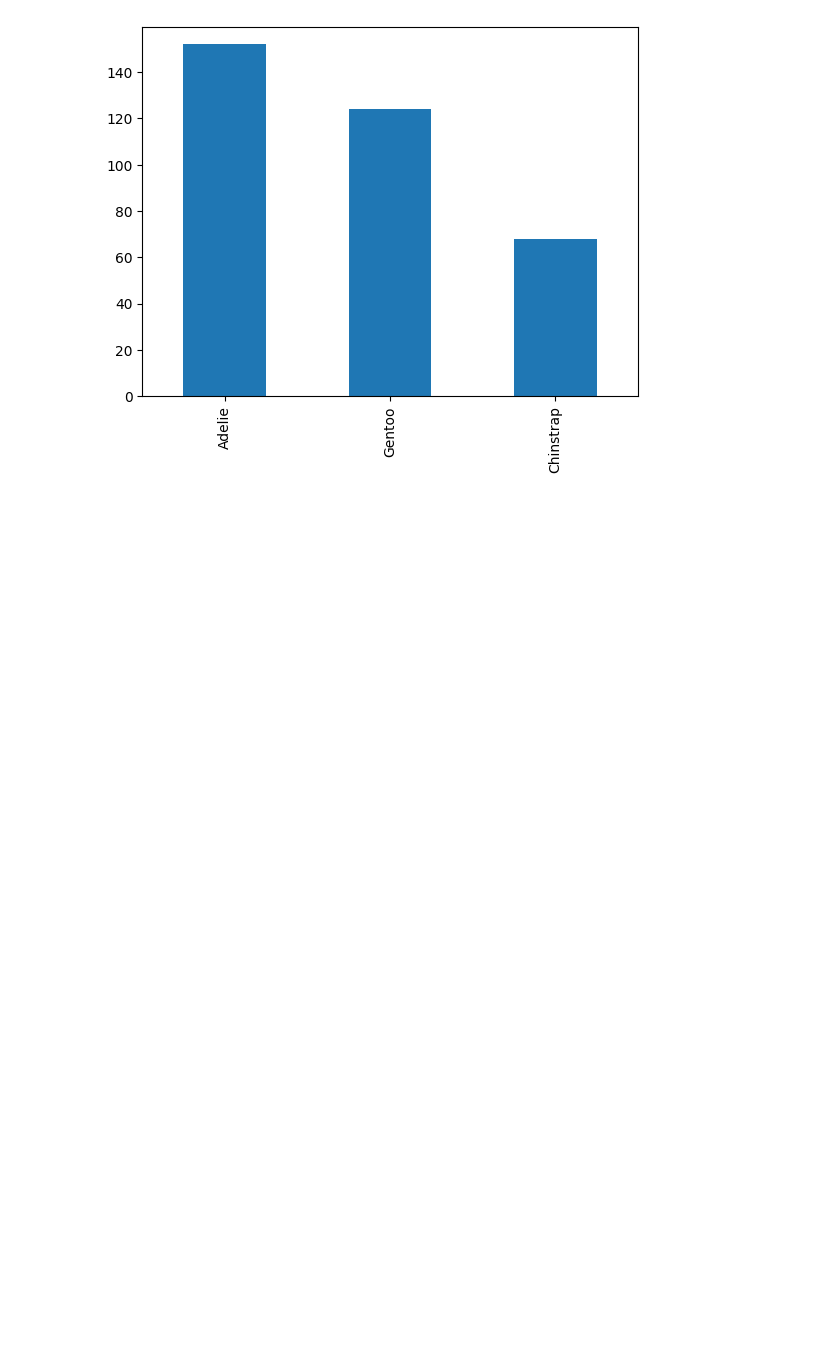
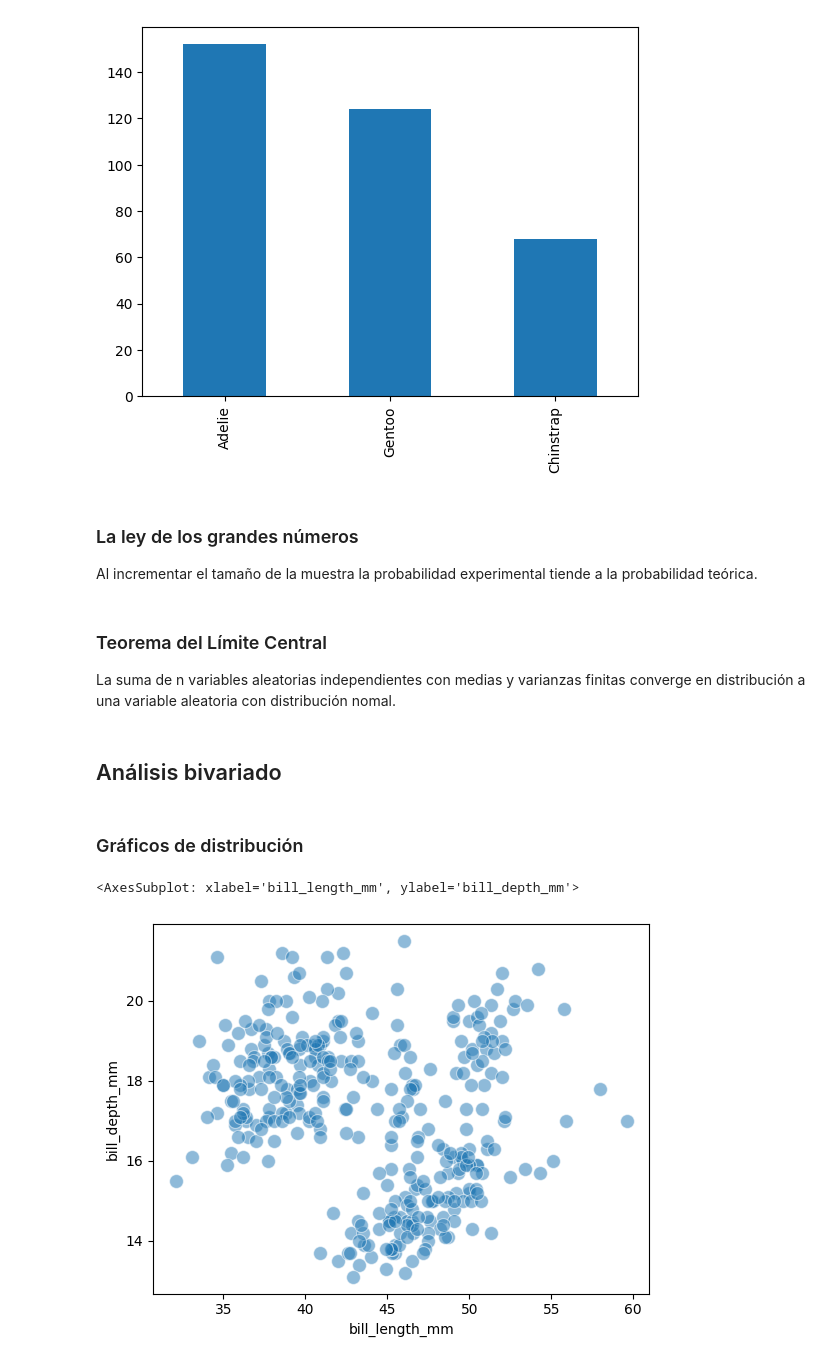
Before and after one commit to rodrigo2000m/apuntes-Data-science, a Jupyter notebook: Análisis de datos/analisis_exploratorio.ipynb, the cells around one changed output. Cells and saved outputs as stored; diff of their text form; code cells hidden in the pictures; blank space fills up the shorter version.

```diff
--- a/Análisis de datos/analisis_exploratorio.ipynb
+++ b/Análisis de datos/analisis_exploratorio.ipynb
@@ -124,3 +124,24 @@ pre_penguin_df.describe(include="object")
 # %% [output]
 <AxesSubplot: >
 [figure]
+# %% [markdown]
+### La ley de los grandes números
+Al incrementar el tamaño de la muestra la probabilidad experimental tiende a la probabilidad teórica.
+# %% [markdown]
+### Teorema del Límite Central
+La suma de n variables aleatorias independientes con medias y varianzas finitas converge en distribución a una variable aleatoria con distribución nomal.
+# %% [markdown]
+## Análisis bivariado
+# %% [markdown]
+### Gráficos de distribución
+# %%
+sns.scatterplot(
+    data=pre_penguin_df,
+    x="bill_length_mm",
+    y="bill_depth_mm",
+    alpha=1/2,
+    s=100 #size
+)
+# %% [output]
+<AxesSubplot: xlabel='bill_length_mm', ylabel='bill_depth_mm'>
+[figure, added]
```
Also changed, not shown: parts of 21 cells of this notebook, 2 other files.
